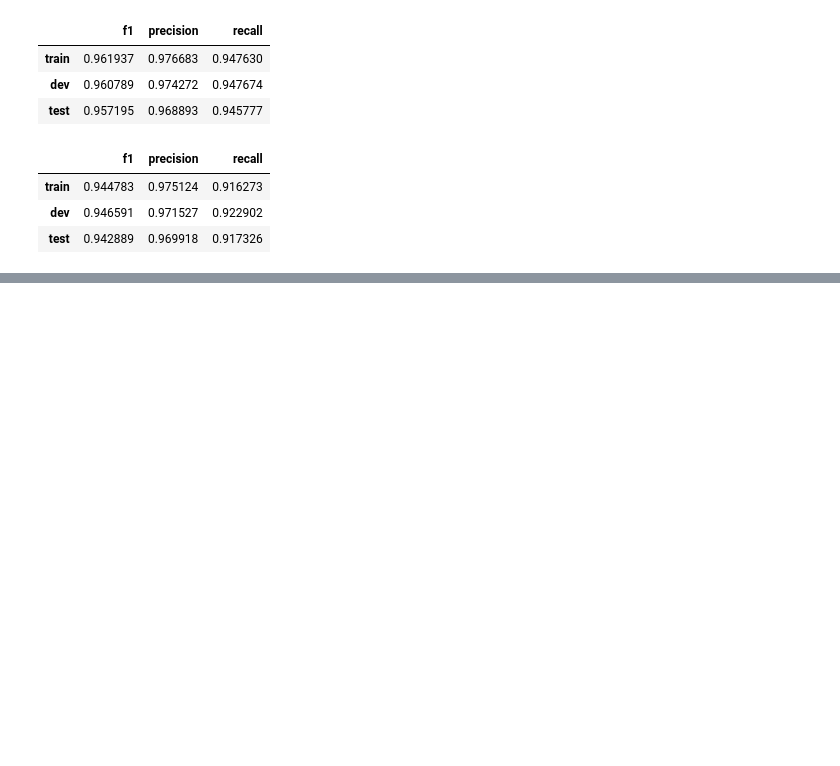
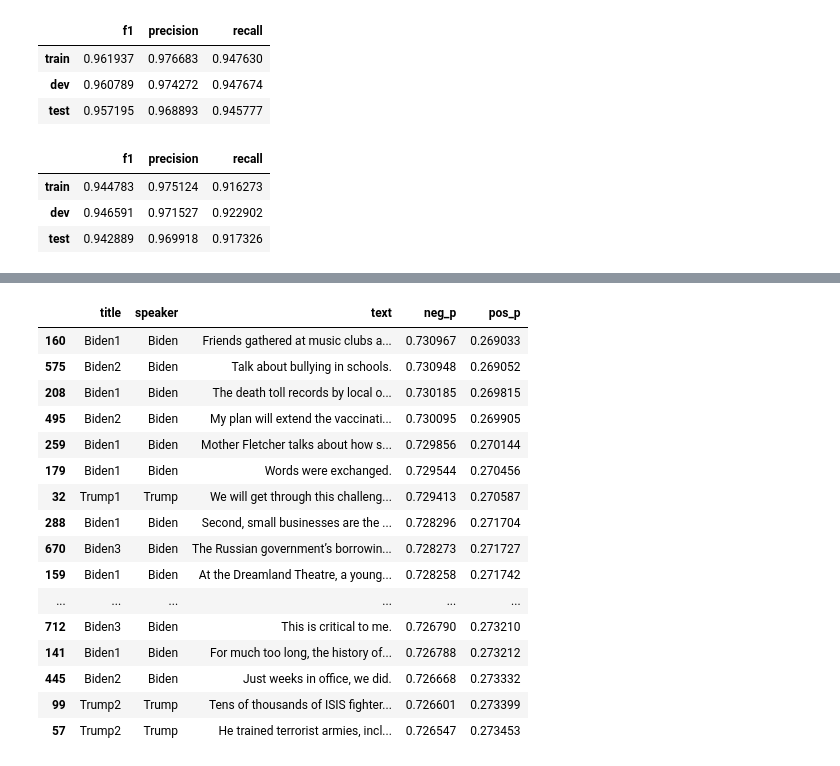
Before and after one commit to ZachEichen/propaganda_detection, a Jupyter notebook: precomputed_bert_models.ipynb, the cells around one changed output, grey strips where cells are left out. Saved outputs shown, nothing was run; the diff lists cells and outputs as text; code cells hidden in the pictures; blank space fills up the shorter version.

```diff
--- a/precomputed_bert_models.ipynb
+++ b/precomputed_bert_models.ipynb
@@ -433,0 +534,23 @@ reg_mod_stats
+# %%
+# output top 5 most propagandic statements
+bottom_20 = speech_df.sort_values("neg_p",ascending=False).head(20)
+bottom_20.to_csv('results/bottom_20_.csv')
+bottom_20
+# %% [output]
+|  | title | speaker | text | neg_p | pos_p |
+| 160 | Biden1 | Biden | Friends gathered at music clubs a... | 0.730967 | 0.269033 |
+| 575 | Biden2 | Biden | Talk about bullying in schools. | 0.730948 | 0.269052 |
+| 208 | Biden1 | Biden | The death toll records by local o... | 0.730185 | 0.269815 |
+| 495 | Biden2 | Biden | My plan will extend the vaccinati... | 0.730095 | 0.269905 |
+| 259 | Biden1 | Biden | Mother Fletcher talks about how s... | 0.729856 | 0.270144 |
+| 179 | Biden1 | Biden | Words were exchanged. | 0.729544 | 0.270456 |
+| 32 | Trump1 | Trump | We will get through this challeng... | 0.729413 | 0.270587 |
+| 288 | Biden1 | Biden | Second, small businesses are the ... | 0.728296 | 0.271704 |
+| 670 | Biden3 | Biden | The Russian government’s borrowin... | 0.728273 | 0.271727 |
+| 159 | Biden1 | Biden | At the Dreamland Theatre, a young... | 0.728258 | 0.271742 |
+| ... | ... | ... | ... | ... | ... |
+| 712 | Biden3 | Biden | This is critical to me. | 0.726790 | 0.273210 |
+| 141 | Biden1 | Biden | For much too long, the history of... | 0.726788 | 0.273212 |
+| 445 | Biden2 | Biden | Just weeks in office, we did. | 0.726668 | 0.273332 |
+| 99 | Trump2 | Trump | Tens of thousands of ISIS fighter... | 0.726601 | 0.273399 |
+| 57 | Trump2 | Trump | He trained terrorist armies, incl... | 0.726547 | 0.273453 |
```
Also changed, not shown: parts of 7 cells of this notebook, 3 other files.
